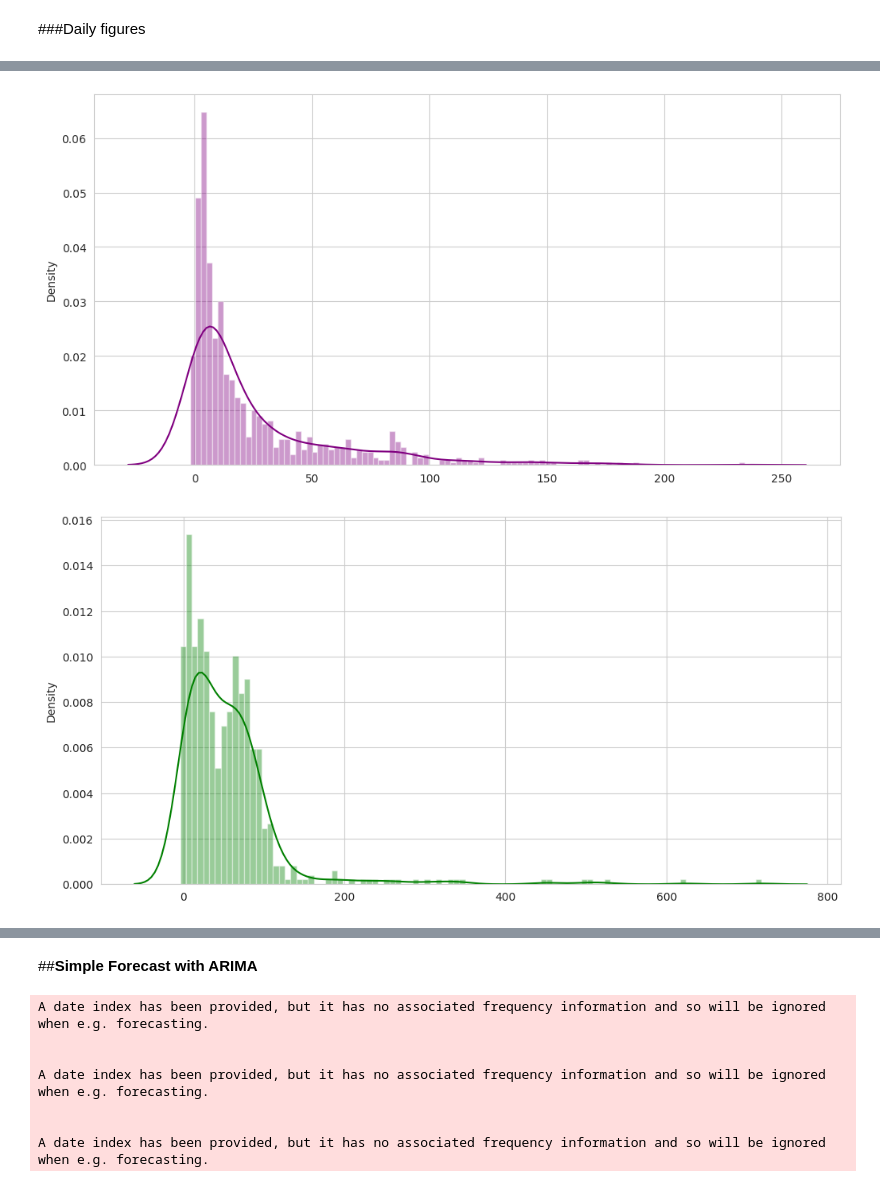
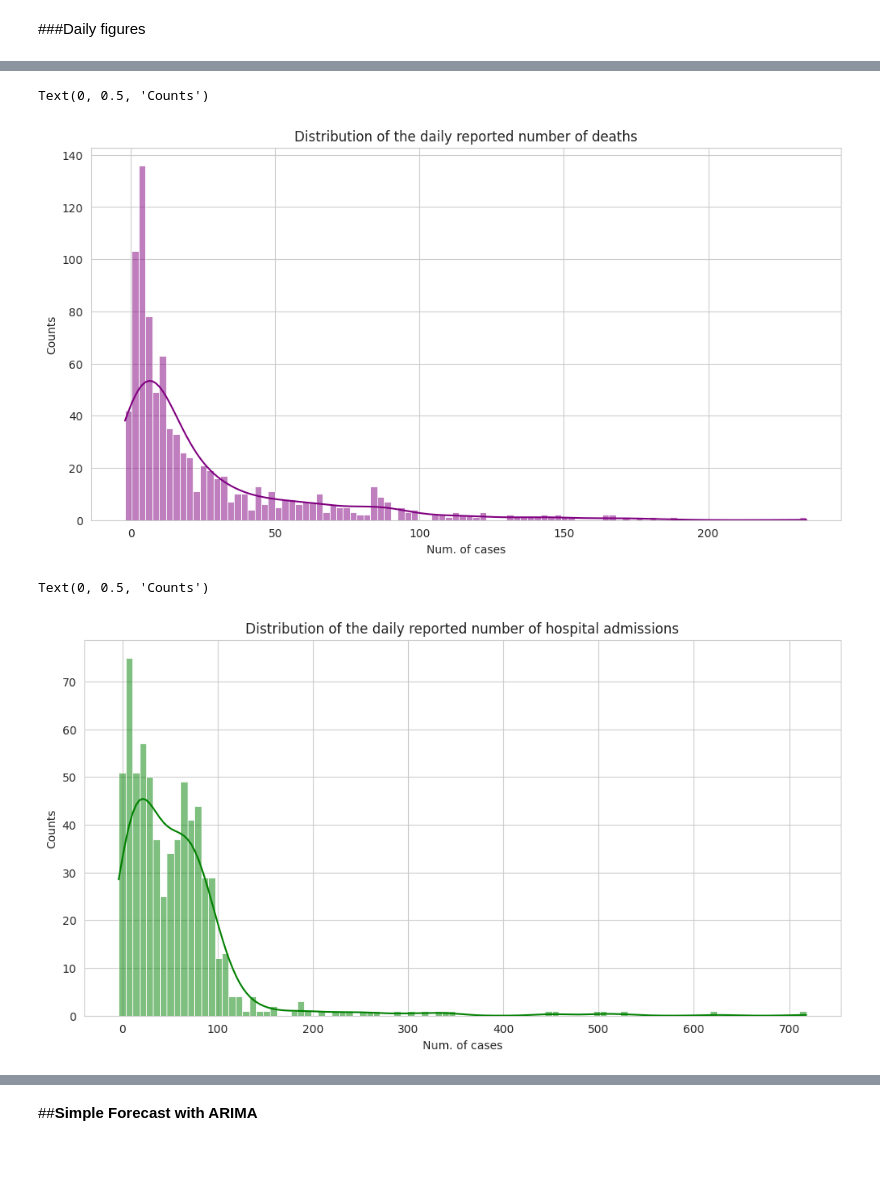
Before and after one commit to MC-Codingcat/NL-COVID-19-Data-Analysis, a Jupyter notebook: NL_COVID_19_Analysis_Trend.ipynb, the cells around one changed output, grey strips where cells are left out. Saved outputs shown, nothing was run; the diff lists cells and outputs as text; code cells hidden in the pictures; blank space fills up the shorter version.

```diff
--- a/NL_COVID_19_Analysis_Trend.ipynb
+++ b/NL_COVID_19_Analysis_Trend.ipynb
@@ -148,9 +132,10 @@ daily
 # %% [markdown]
 ###Timelines of the COVID-19 trends:
 # %%
-sns.set_style('whitegrid')
 cases.groupby('Date_of_report').sum()['Total_reported'].plot(figsize=(12,6))
 plt.ticklabel_format(style='plain', axis='y')
+plt.xlabel('Time')
+plt.ylabel('Total reported cases')
 plt.title('COVID-19 Infections in the Netherlands')
 # %% [output]
 Text(0.5, 1.0, 'COVID-19 Infections in the Netherlands')
@@ -203,15 +240,23 @@ plt.legend()
 # %%
 plt.figure(figsize=(12,6))
-sns.distplot(daily.xs('Deceased',axis=1,level=1).loc['2020':'2022'].sum(axis=1),color='purple',bins=100)
+sns.histplot(daily.xs('Deceased',axis=1,level=1).loc['2020':'2022'].sum(axis=1),color='purple',bins=100, kde=True, legend=True)
 plt.ticklabel_format(style='plain', axis='y')
+plt.title('Distribution of the daily reported number of deaths')
+plt.xlabel('Num. of cases')
+plt.ylabel('Counts')
 # %% [output]
+Text(0, 0.5, 'Counts')
-[figure, old version]
+[figure, new version]
 # %%
 plt.figure(figsize=(12,6))
-sns.distplot(daily.xs('Hospital_admission',axis=1,level=1).loc['2020':'2022-01-17'].sum(axis=1),color='green',bins=100)
+sns.histplot(daily.xs('Hospital_admission',axis=1,level=1).loc['2020':'2022-01-17'].sum(axis=1),color='green',bins=100, kde=True, legend=True)
 plt.ticklabel_format(style='plain', axis='y')
+plt.title('Distribution of the daily reported number of hospital admissions')
+plt.xlabel('Num. of cases')
+plt.ylabel('Counts')
 # %% [output]
+Text(0, 0.5, 'Counts')
-[figure, old version]
+[figure, new version]
 # %%
 import plotly.express as px
 import plotly.graph_objects as go
@@ -233,14 +278,6 @@ from statsmodels.tsa.arima.model import ARIMA
 
 di = daily.xs('Total_reported',axis=1,level=1).loc['2020':'2022'].sum(axis=1)
 #di.rename(columns={0:'daily_infections'},inplace=True)
-model = ARIMA(di, order=(5,1,0))
+model = ARIMA(di, order=(3,2,7))
 results = model.fit()
-# %% [output]
-A date index has been provided, but it has no associated frequency information and so will be ignored when e.g. forecasting.
-
-
-A date index has been provided, but it has no associated frequency information and so will be ignored when e.g. forecasting.
-
-
-A date index has been provided, but it has no associated frequency information and so will be ignored when e.g. forecasting.
 # %%
```
Also changed, not shown: parts of 20 cells of this notebook.
